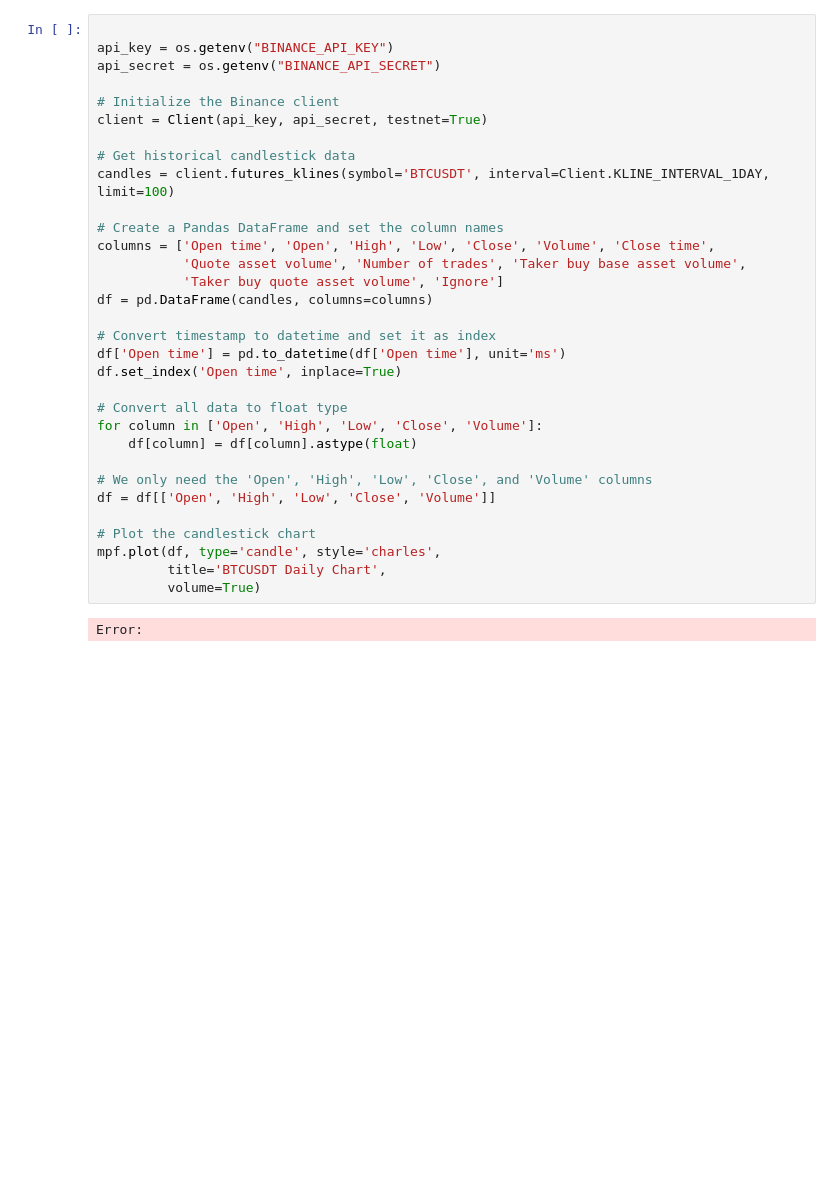
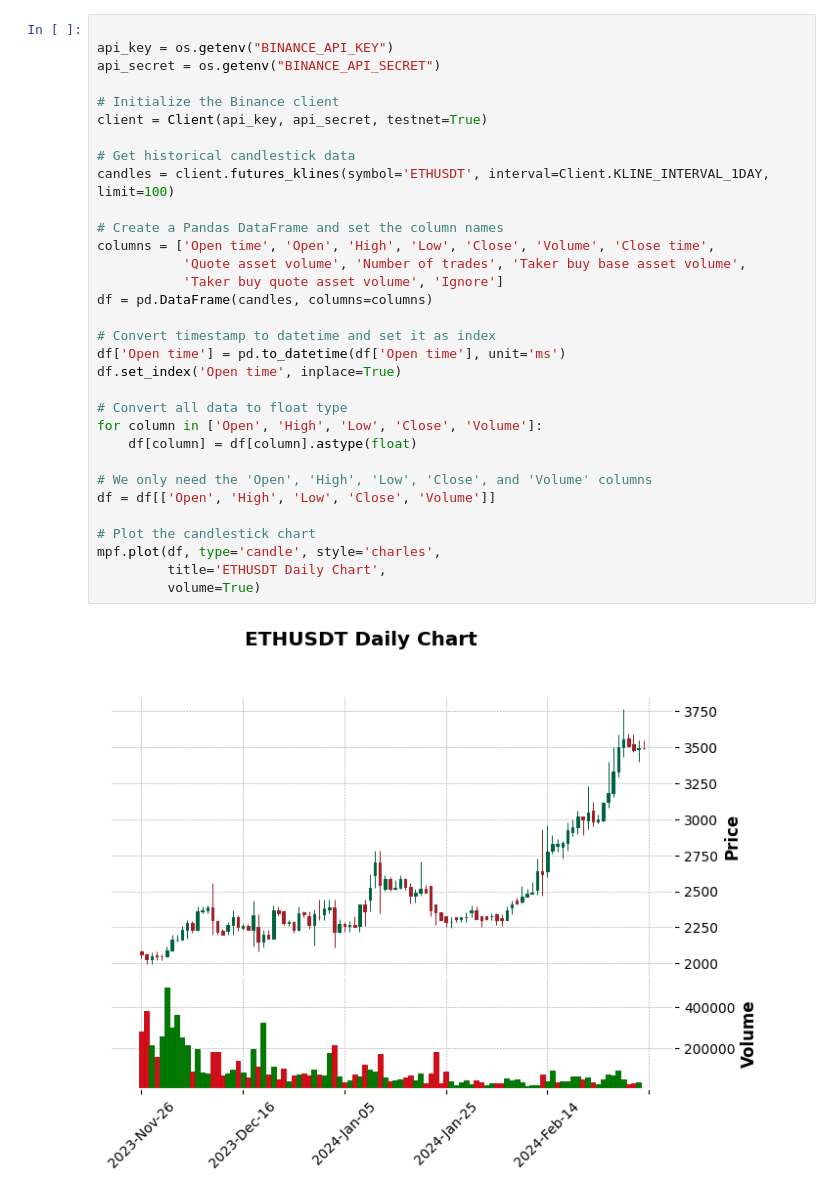
Before and after one commit to davidgodinez/CryptoMood, a Jupyter notebook: TradingBot/candlesticks.ipynb, the cells around one changed output. Saved outputs shown, nothing was run; the diff lists cells and outputs as text; blank space fills up the shorter version.

```diff
--- a/TradingBot/candlesticks.ipynb
+++ b/TradingBot/candlesticks.ipynb
@@ -9,33 +21,33 @@ ModuleNotFoundError: No module named 'mplfinance'
 
 api_key = os.getenv("BINANCE_API_KEY")
 api_secret = os.getenv("BINANCE_API_SECRET")
 
 # Initialize the Binance client
 client = Client(api_key, api_secret, testnet=True)
 
 # Get historical candlestick data
-candles = client.futures_klines(symbol='BTCUSDT', interval=Client.KLINE_INTERVAL_1DAY, limit=100)
+candles = client.futures_klines(symbol='ETHUSDT', interval=Client.KLINE_INTERVAL_1DAY, limit=100)
 
 # Create a Pandas DataFrame and set the column names
 columns = ['Open time', 'Open', 'High', 'Low', 'Close', 'Volume', 'Close time',
            'Quote asset volume', 'Number of trades', 'Taker buy base asset volume',
            'Taker buy quote asset volume', 'Ignore']
 df = pd.DataFrame(candles, columns=columns)
 
 # Convert timestamp to datetime and set it as index
 df['Open time'] = pd.to_datetime(df['Open time'], unit='ms')
 df.set_index('Open time', inplace=True)
 
 # Convert all data to float type
 for column in ['Open', 'High', 'Low', 'Close', 'Volume']:
     df[column] = df[column].astype(float)
 
 # We only need the 'Open', 'High', 'Low', 'Close', and 'Volume' columns
 df = df[['Open', 'High', 'Low', 'Close', 'Volume']]
 
 # Plot the candlestick chart
 mpf.plot(df, type='candle', style='charles',
-         title='BTCUSDT Daily Chart',
+         title='ETHUSDT Daily Chart',
          volume=True)
 # %% [output]
-Error:
+[figure, added]
```
Also changed, not shown: parts of 5 cells of this notebook, 1 other file.
